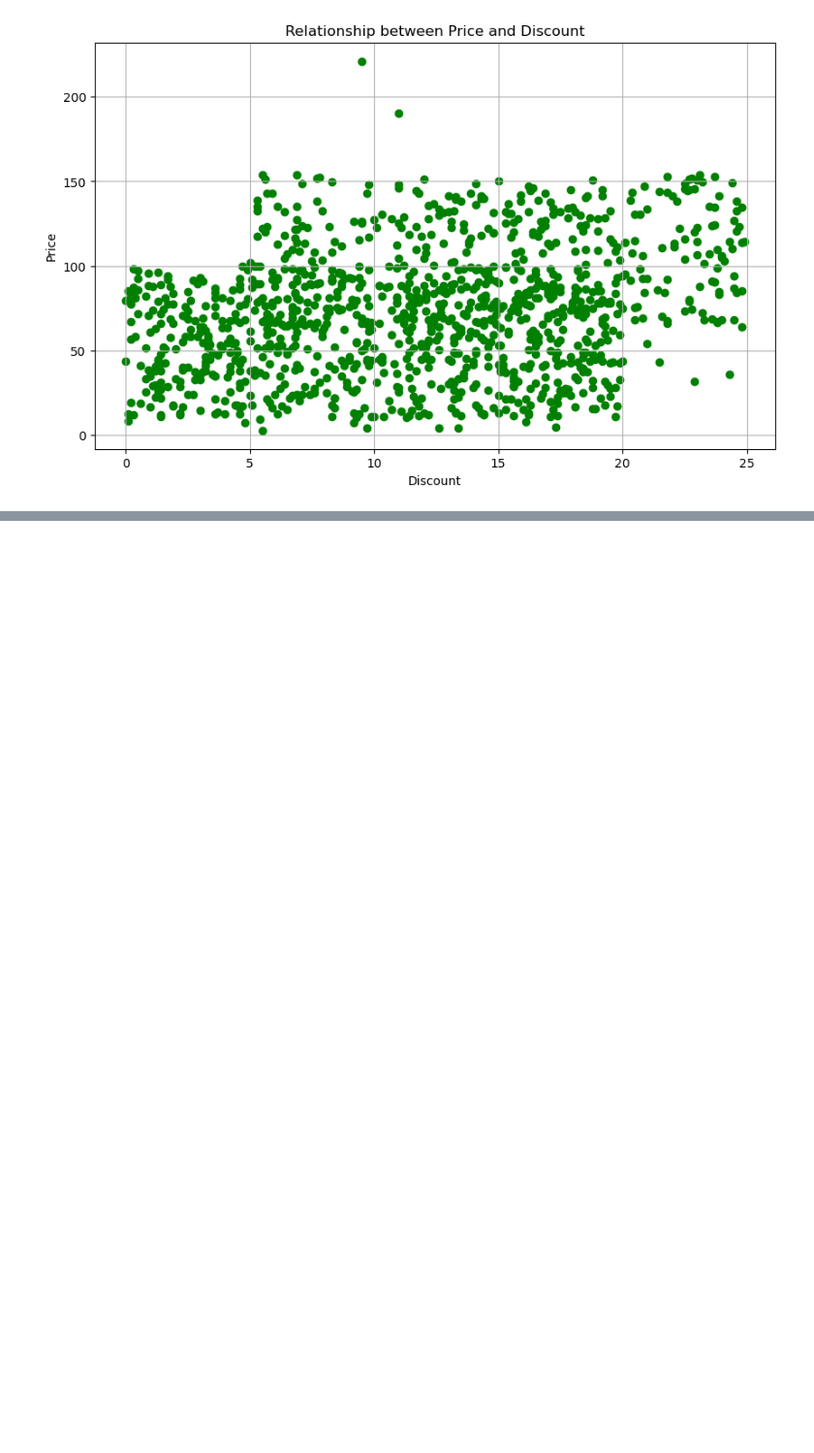
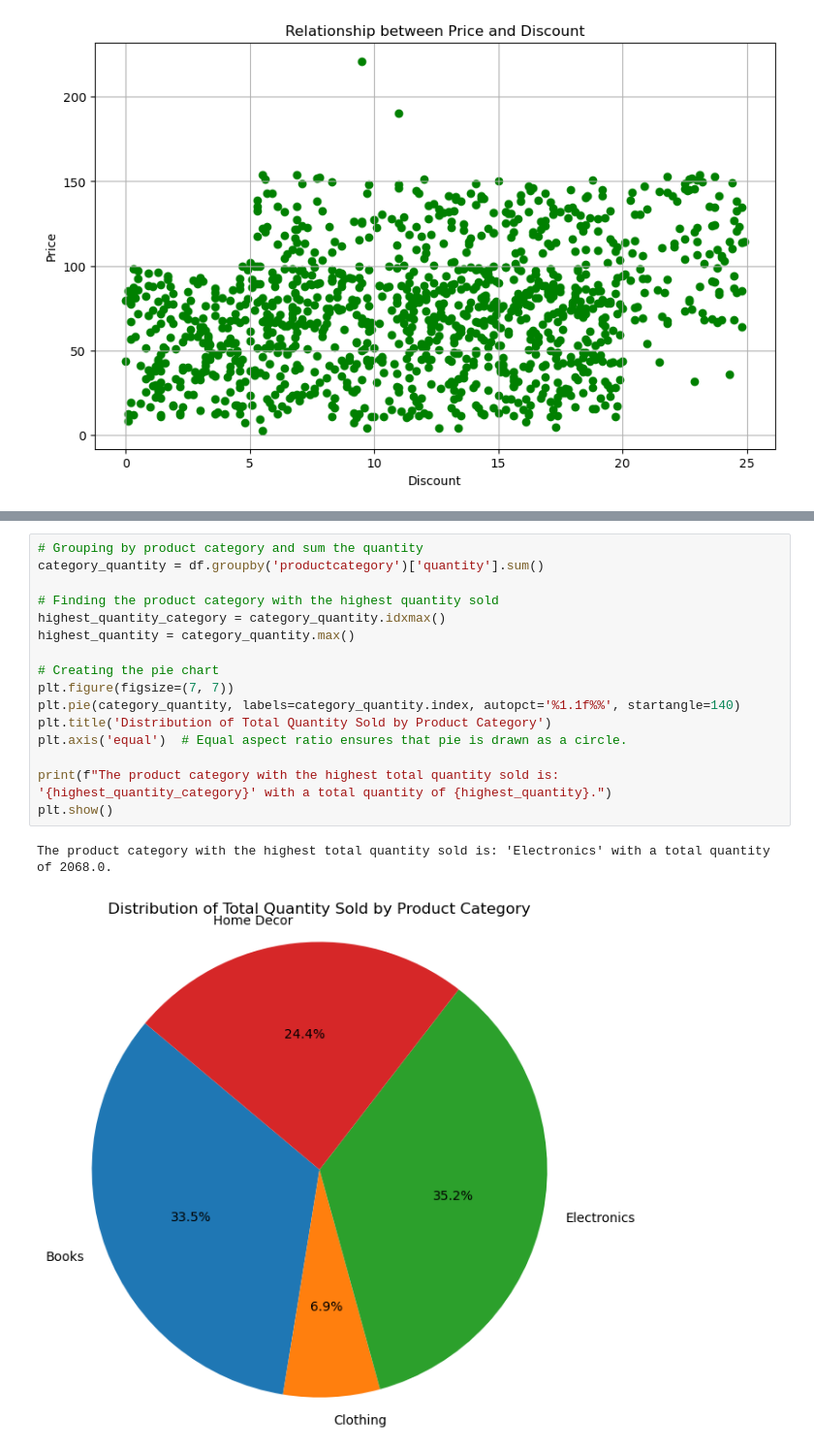
Before and after one commit to Devzane/careerEX-assignment, a Jupyter notebook: Abdulmuiz ayodeji Sulaiman wk8_assignment_cohort_3.ipynb, the cells around one changed output, grey strips where cells are left out. Shown: that part at 97% size. Drawn from its saved outputs; the diff is of its cells as text; blank space fills up the shorter version.

```diff
--- a/Abdulmuiz ayodeji Sulaiman wk8_assignment_cohort_3.ipynb
+++ b/Abdulmuiz ayodeji Sulaiman wk8_assignment_cohort_3.ipynb
@@ -232,0 +280,19 @@ plt.show()
+# %%
+# Grouping by product category and sum the quantity
+category_quantity = df.groupby('productcategory')['quantity'].sum()
+
+# Finding the product category with the highest quantity sold
+highest_quantity_category = category_quantity.idxmax()
+highest_quantity = category_quantity.max()
+
+# Creating the pie chart
+plt.figure(figsize=(7, 7))
+plt.pie(category_quantity, labels=category_quantity.index, autopct='%1.1f%%', startangle=140)
+plt.title('Distribution of Total Quantity Sold by Product Category')
+plt.axis('equal')  # Equal aspect ratio ensures that pie is drawn as a circle.
+
+print(f"The product category with the highest total quantity sold is: '{highest_quantity_category}' with a total quantity of {highest_quantity}.")
+plt.show()
+# %% [output]
+The product category with the highest total quantity sold is: 'Electronics' with a total quantity of 2068.0.
+[figure, added]
```
Also changed, not shown: parts of 5 cells of this notebook, 1 other file.
